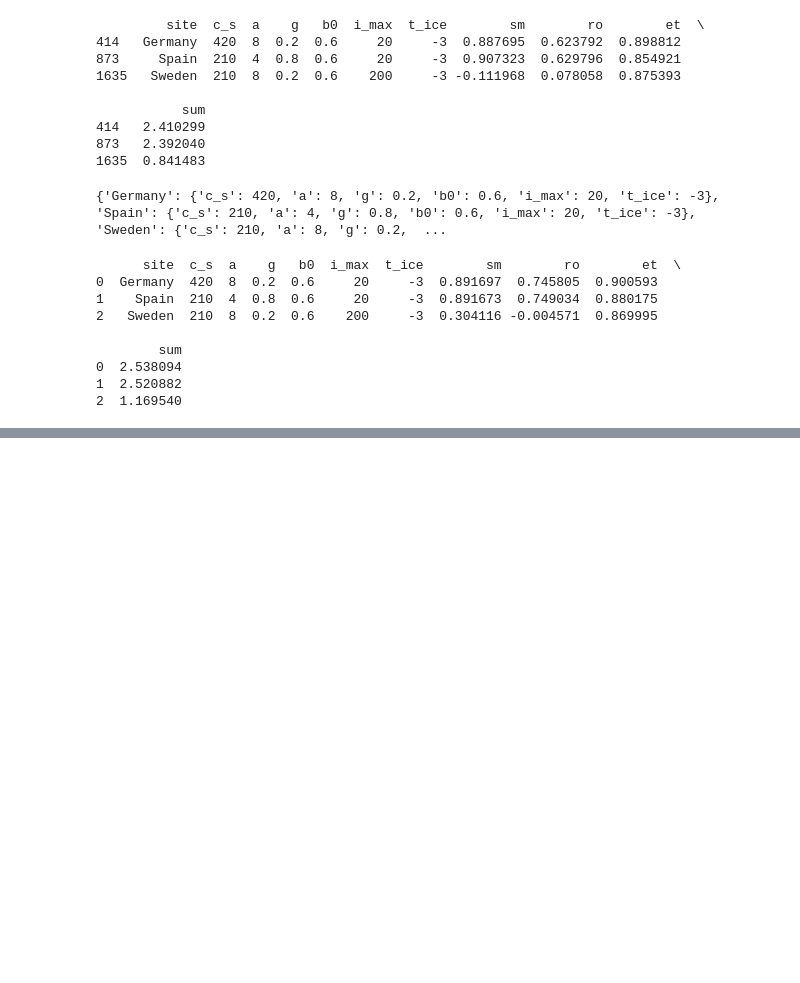
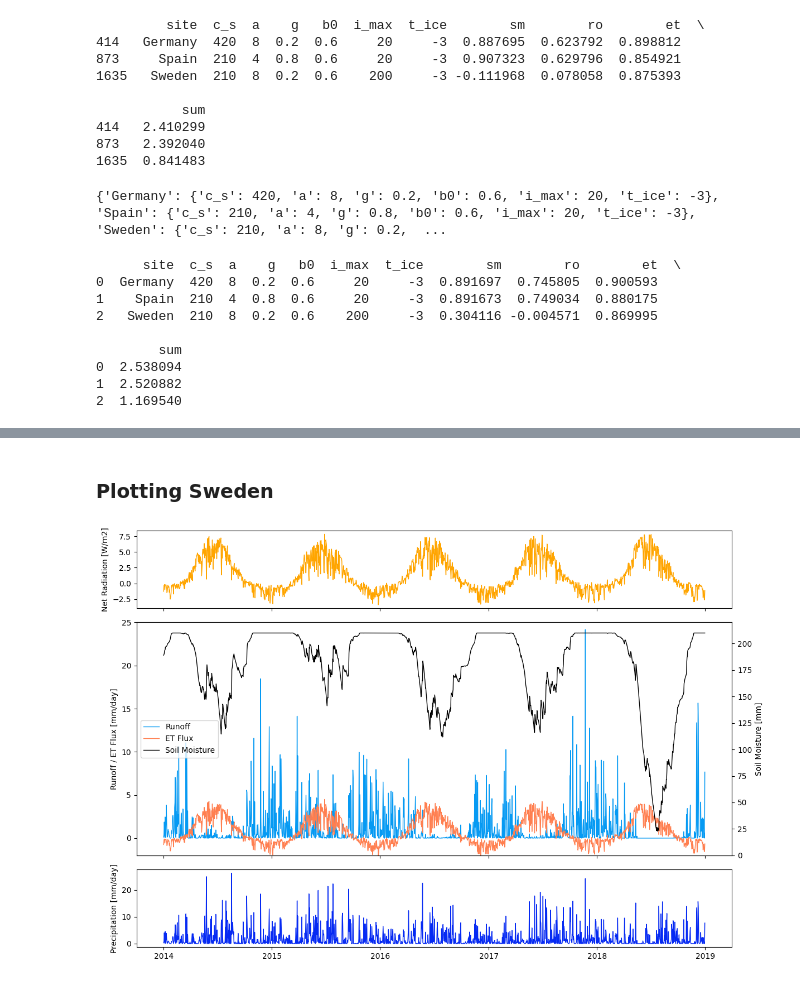
Before and after one commit to emorl/Earth-System-Modelling, a Jupyter notebook: surface_runoff_swbm_colab.ipynb, the cells around one changed output, grey strips where cells are left out. Cells and saved outputs as stored; diff of their text form; code cells hidden in the pictures; blank space fills up the shorter version.

```diff
--- a/surface_runoff_swbm_colab.ipynb
+++ b/surface_runoff_swbm_colab.ipynb
@@ -405,0 +433,72 @@ NameError: name 'data_prepro_DE' is not defined
+# %% [markdown]
+### Plotting Sweden
+# %%
+# Sweden
+def filter_2014_2018(df):
+    df_copy = df.copy()  # avoid changing original df
+    df_copy['time'] = pd.to_datetime(df_copy['time'])
+    return df_copy[(df_copy['time'].dt.year >= 2014) & (df_copy['time'].dt.year <= 2018)]
+
+data_prepro = filter_2014_2018(data_prepro_SWE).reset_index(drop=True)
+
+# Define initial parameters
+config_SWE = {
+    'c_s': 210,    # soil water holding capacity in mm, cs = 210mm, 420mm, 840mm
+    'a': 8,        # runoff function shape α, α = 2,4,8
+    'g': 0.2,      # ET function shape γ, γ = 0.2, 0.5, 0.8
+    'b0': 0.6,     # maximum of ET function β, β = 0.4, 0.6, 0.8
+    'i_max': 200,    # max infiltrationsrate zwischen 20 mm/day und unendlich
+    't_ice': -3     # temp for freezing soil
+}
+
+moisture, runoff, et_flux, runoff_s, runoff_h, runoff_ice = predict_ts(data_prepro, config_SWE)
+
+# Create 3 stacked subplots with different heights
+fig, (ax_top, ax_mid, ax_bot) = plt.subplots(
+    3, 1,
+    figsize=(12, 8),
+    gridspec_kw={'height_ratios': [1, 3, 1]},  # top + bottom smaller
+    sharex=True
+)
+
+# -------------------
+# TOP PLOT (add your data here)
+# -------------------
+ax_top.plot(data_prepro['time'], data_prepro['snr'], color="orange", linewidth=1)
+ax_top.set_ylabel("Net Radiation [W/m2]")
+
+
+# -------------------
+# MIDDLE PLOT (your existing one)
+# -------------------
+# Left y-axis: runoff and et_flux
+ax_mid.plot(data_prepro['time'], runoff, color='#069AF3', label='Runoff', linewidth=1)
+ax_mid.plot(data_prepro['time'], et_flux, color='coral', label='ET Flux', linewidth=1)
+ax_mid.set_ylabel('Runoff / ET Flux [mm/day]')
+ax_mid.set_ylim(-2, 25)
+
+# Right y-axis: moisture
+ax2 = ax_mid.twinx()
+ax2.plot(data_prepro['time'], moisture, color='black', label='Soil Moisture', linewidth=1)
+ax2.set_ylabel('Soil Moisture [mm]')
+ax2.set_ylim(0, 220)
+
+# Combine legends
+lines_1, labels_1 = ax_mid.get_legend_handles_labels()
+lines_2, labels_2 = ax2.get_legend_handles_labels()
+ax_mid.legend(lines_1 + lines_2, labels_1 + labels_2, loc='center left')
+
+
+# -------------------
+# BOTTOM PLOT (add your data here)
+# -------------------
+ax_bot.plot(data_prepro['time'], data_prepro['tp'], color="#062AF3", linewidth=1)
+ax_bot.set_ylabel("Precipitation [mm/day]")
+
+
+# Layout cleanup
+plt.tight_layout()
+plt.savefig("plots/Sweden.png", dpi=300, bbox_inches="tight")
+plt.show()
+# %% [output]
+[figure, added]
```
Also changed, not shown: parts of 7 cells of this notebook, 3 other files.
